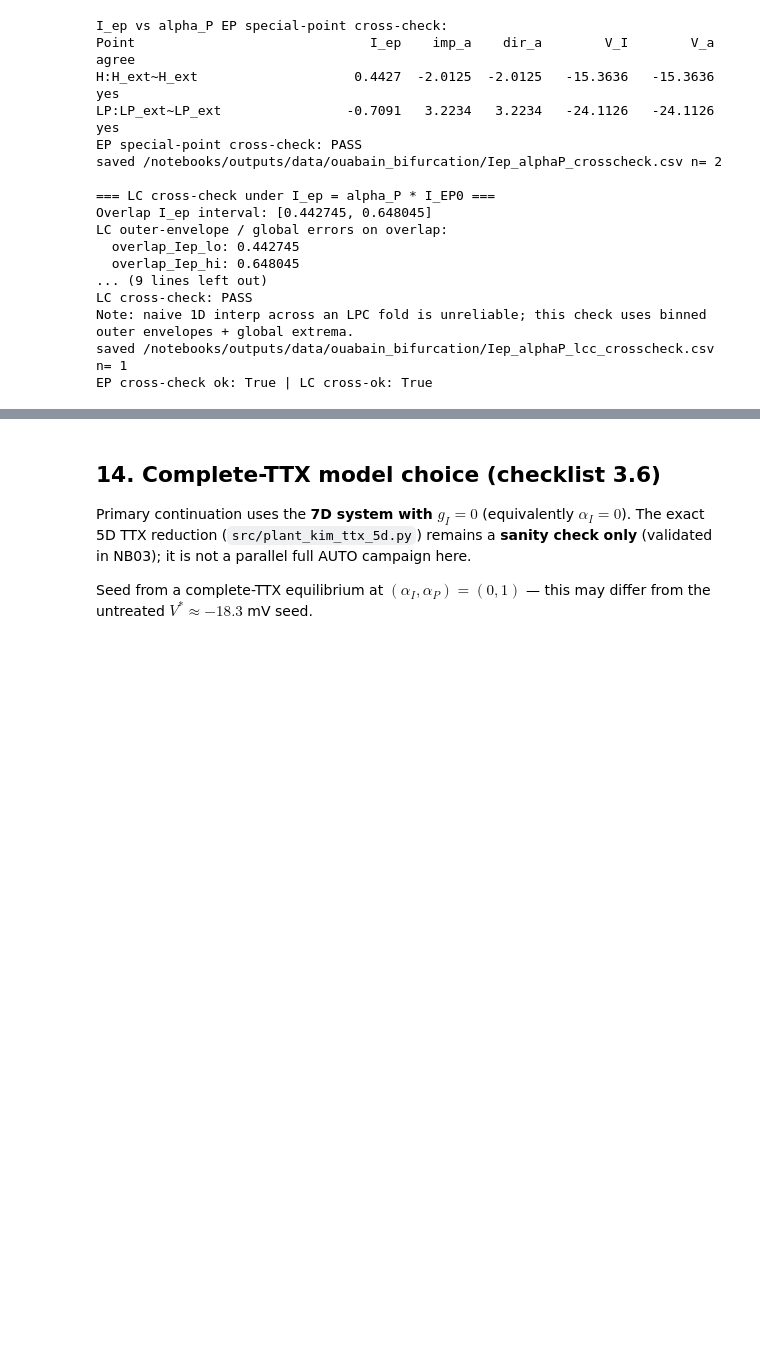
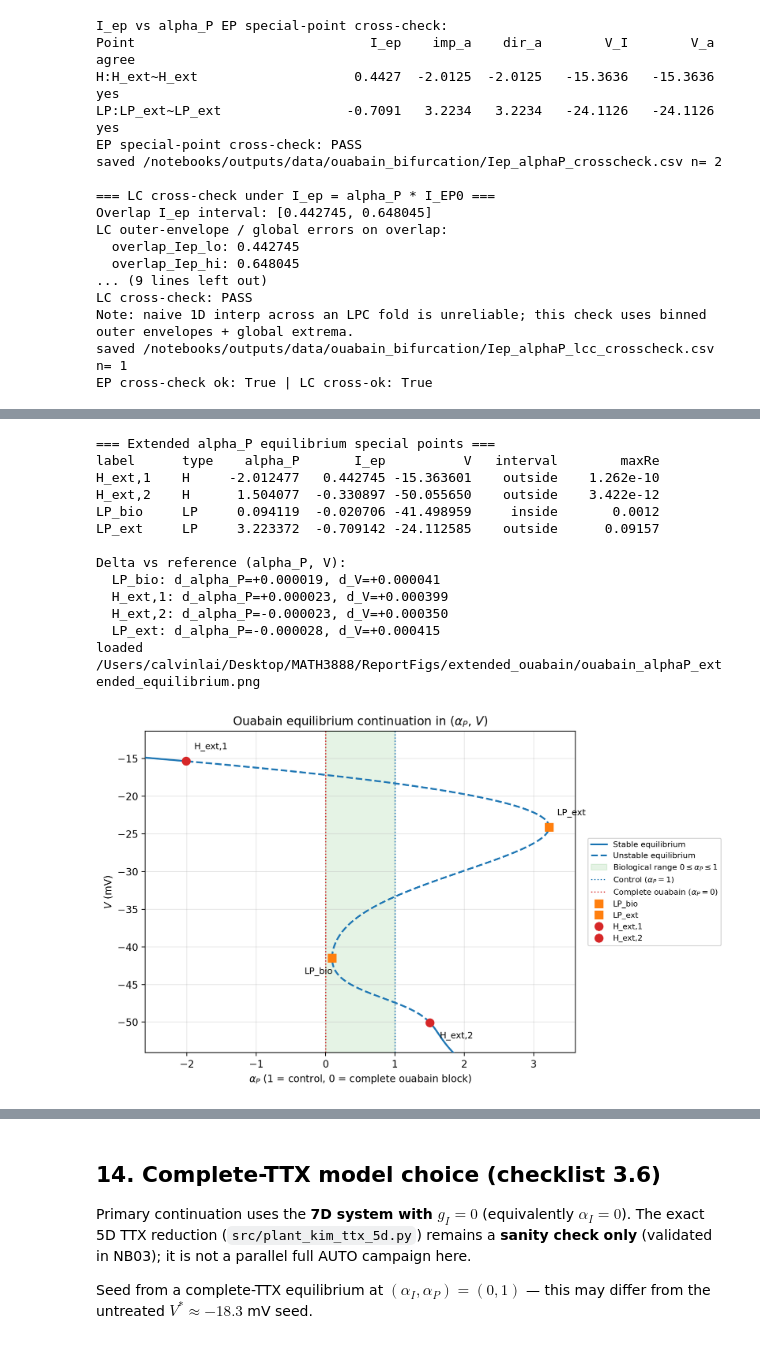
Before and after one commit to claisyd/dynamical-systems-plant-kim, a Jupyter notebook: notebooks/06_ouabain_bifurcation.ipynb, the cells around one changed output, grey strips where cells are left out. Drawn from its saved outputs; the diff is of its cells as text; code cells hidden in the pictures; blank space fills up the shorter version.

```diff
--- a/notebooks/06_ouabain_bifurcation.ipynb
+++ b/notebooks/06_ouabain_bifurcation.ipynb
@@ -1920,0 +1990,66 @@ Bursting $\to$ beating along the ouabain path is therefore **not** mediated by a
+# %%
+# Load extended EP-C specials (computed offline; do not overwrite prior CSVs).
+import csv
+from IPython.display import Image, display
+
+EXT_DATA = DATADIR
+EXT_FIG = REPO_ROOT / "ReportFigs" / "extended_ouabain" / "ouabain_alphaP_extended_equilibrium.png"
+EXT_CSV = EXT_DATA / "alphaP_extended_epc_special_points.csv"
+
+extended_specials = []
+with open(EXT_CSV, newline="") as f:
+    for row in csv.DictReader(f):
+        extended_specials.append({
+            "label": row["label"],
+            "type": row["type"],
+            "alpha_P": float(row["alpha_P"]),
+            "I_ep": float(row["implied_I_ep"]),
+            "V": float(row["V"]),
+            "in_bio": row["in_biological_01"] == "True",
+            "max_real_part_near": float(row.get("max_real_part_near") or "nan"),
+        })
+
+print("=== Extended alpha_P equilibrium special points ===")
+print(f"{'label':10s} {'type':4s} {'alpha_P':>10s} {'I_ep':>10s} {'V':>10s} {'interval':>10s} {'maxRe':>12s}")
+for r in sorted(extended_specials, key=lambda x: (x["type"], x["alpha_P"])):
+    print(
+        f"{r['label']:10s} {r['type']:4s} {r['alpha_P']:10.6f} {r['I_ep']:10.6f} "
+        f"{r['V']:10.6f} {'inside' if r['in_bio'] else 'outside':>10s} "
+        f"{r['max_real_part_near']:12.4g}"
+    )
+
+# Acceptance check vs NB04 / group-member reference (not hardcoded into continuation).
+REF = {
+    "LP_bio": (0.0941, -41.499),
+    "H_ext,1": (-2.0125, -15.364),
+    "H_ext,2": (1.5041, -50.056),
+    "LP_ext": (3.2234, -24.113),
+}
+print("\nDelta vs reference (alpha_P, V):")
+by_lab = {r["label"]: r for r in extended_specials}
+for lab, (a_ref, V_ref) in REF.items():
+    r = by_lab.get(lab)
+    if r is None:
+        print(f"  {lab}: MISSING")
+    else:
+        print(f"  {lab}: d_alpha_P={r['alpha_P']-a_ref:+.6f}, d_V={r['V']-V_ref:+.6f}")
+
+assert EXT_FIG.is_file(), f"missing figure: {EXT_FIG}"
+assert "LP_bio" in by_lab, "LP_bio not recovered in extended specials CSV"
+display(Image(filename=str(EXT_FIG)))
+print("loaded", EXT_FIG)
+# %% [output]
+=== Extended alpha_P equilibrium special points ===
+label      type    alpha_P       I_ep          V   interval        maxRe
+H_ext,1    H     -2.012477   0.442745 -15.363601    outside    1.262e-10
+H_ext,2    H      1.504077  -0.330897 -50.055650    outside    3.422e-12
+LP_bio     LP     0.094119  -0.020706 -41.498959     inside       0.0012
+LP_ext     LP     3.223372  -0.709142 -24.112585    outside      0.09157
+
+Delta vs reference (alpha_P, V):
+  LP_bio: d_alpha_P=+0.000019, d_V=+0.000041
+  H_ext,1: d_alpha_P=+0.000023, d_V=+0.000399
+  H_ext,2: d_alpha_P=-0.000023, d_V=+0.000350
+  LP_ext: d_alpha_P=-0.000028, d_V=+0.000415
+loaded /Users/calvinlai/Desktop/MATH3888/ReportFigs/extended_ouabain/ouabain_alphaP_extended_equilibrium.png
+[figure, added]
```
Also changed, not shown: parts of 17 cells of this notebook, 32 other files.
